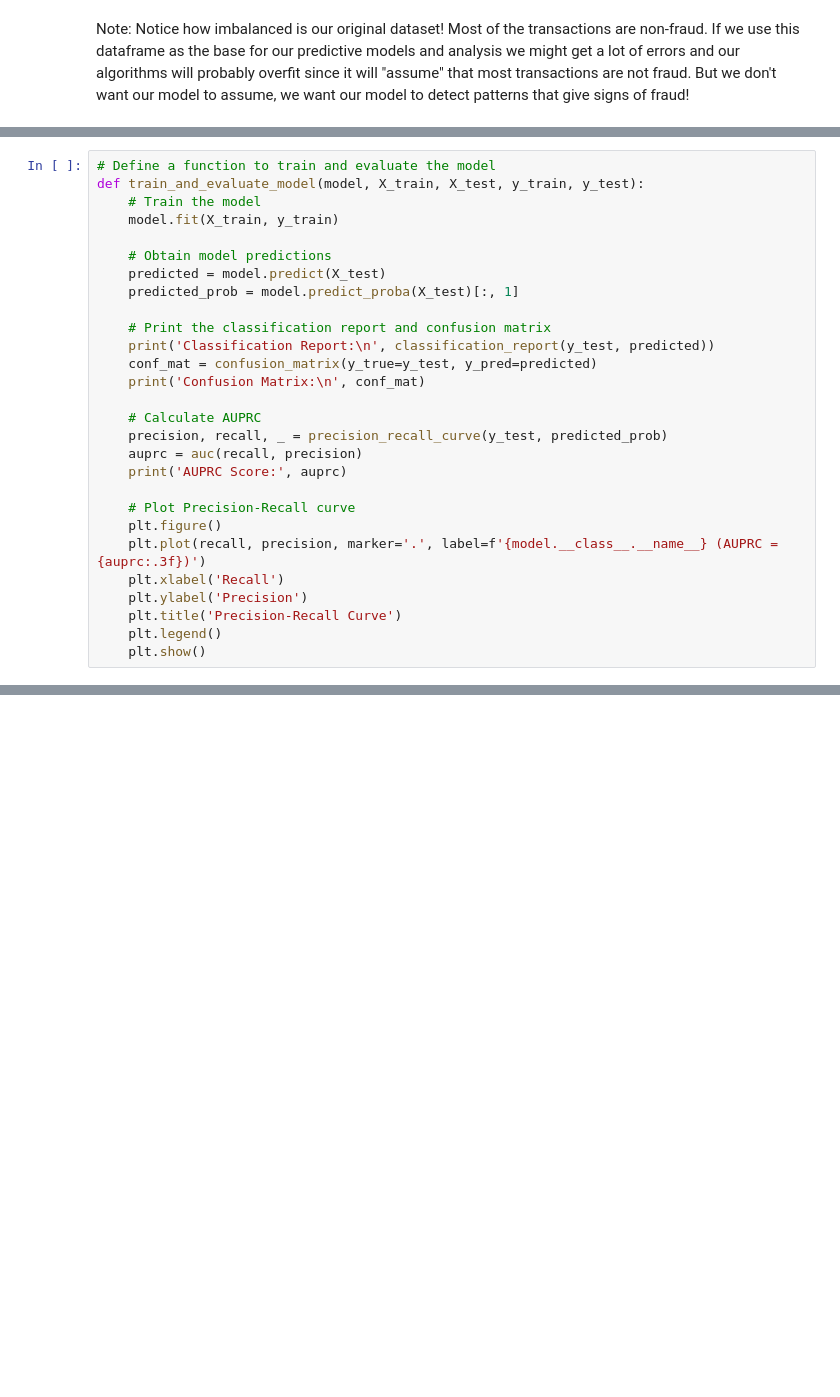
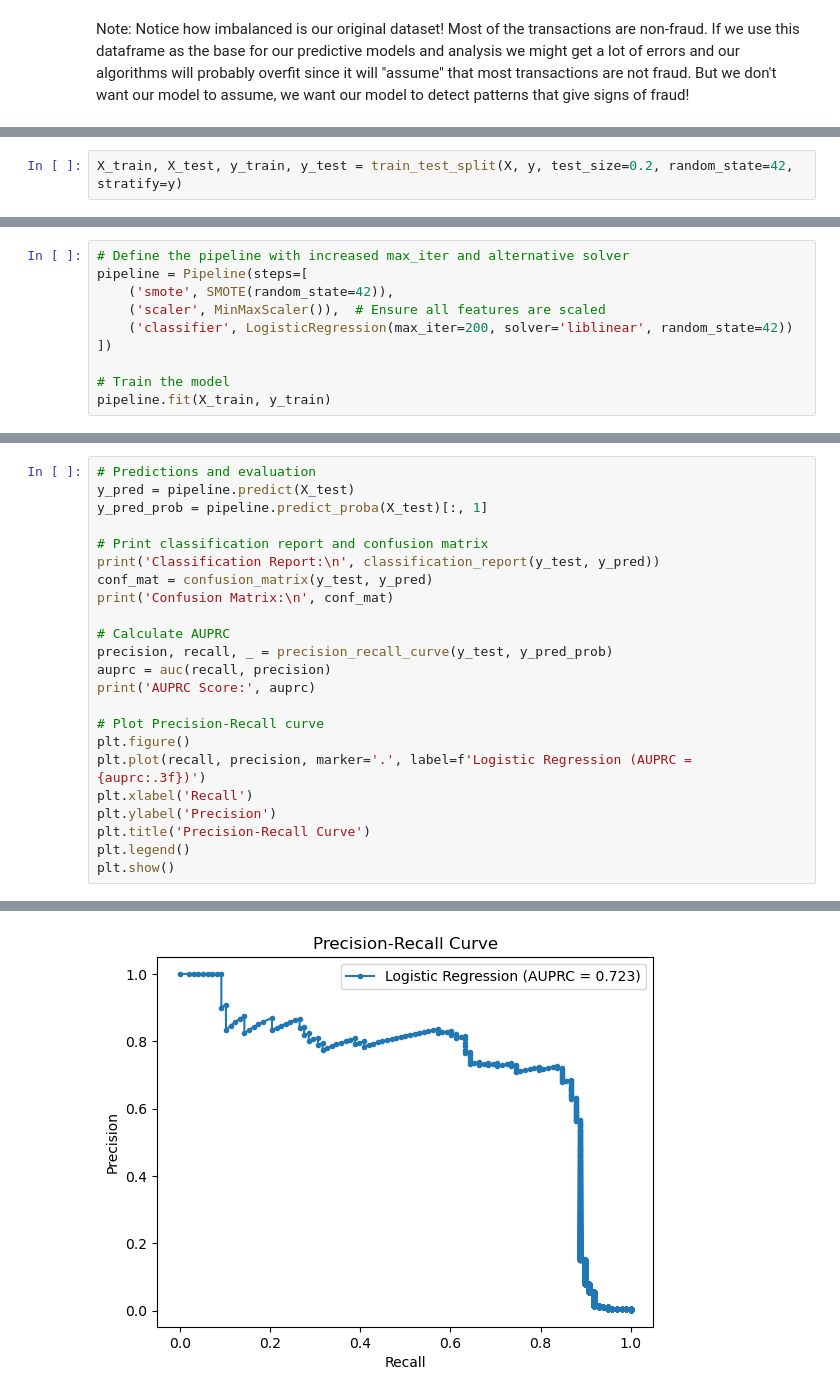
Before and after one commit to SebastianTheAnalyst/Credit-Card-Fraud-Detection, a Jupyter notebook: Fraud_Detection.ipynb, the cells around one changed output, grey strips where cells are left out. Drawn from its saved outputs; the diff is of its cells as text; blank space fills up the shorter version.

```diff
--- a/Fraud_Detection.ipynb
+++ b/Fraud_Detection.ipynb
@@ -157,0 +144,2 @@ new_df.describe()
+# %%
+X_train, X_test, y_train, y_test = train_test_split(X, y, test_size=0.2, random_state=42, stratify=y)
@@ -157,0 +149,10 @@ new_df.describe()
+# %%
+# Define the pipeline with increased max_iter and alternative solver
+pipeline = Pipeline(steps=[
+    ('smote', SMOTE(random_state=42)),
+    ('scaler', MinMaxScaler()),  # Ensure all features are scaled
+    ('classifier', LogisticRegression(max_iter=200, solver='liblinear', random_state=42))
+])
+
+# Train the model
+pipeline.fit(X_train, y_train)
@@ -158,28 +166,24 @@ new_df.describe()
 # %%
-# Define a function to train and evaluate the model
-def train_and_evaluate_model(model, X_train, X_test, y_train, y_test):
-    # Train the model
-    model.fit(X_train, y_train)
+# Predictions and evaluation
+y_pred = pipeline.predict(X_test)
+y_pred_prob = pipeline.predict_proba(X_test)[:, 1]
 
-    # Obtain model predictions
-    predicted = model.predict(X_test)
-    predicted_prob = model.predict_proba(X_test)[:, 1]
+# Print classification report and confusion matrix
+print('Classification Report:\n', classification_report(y_test, y_pred))
+conf_mat = confusion_matrix(y_test, y_pred)
+print('Confusion Matrix:\n', conf_mat)
 
-    # Print the classification report and confusion matrix
-    print('Classification Report:\n', classification_report(y_test, predicted))
-    conf_mat = confusion_matrix(y_true=y_test, y_pred=predicted)
-    print('Confusion Matrix:\n', conf_mat)
+# Calculate AUPRC
+precision, recall, _ = precision_recall_curve(y_test, y_pred_prob)
+auprc = auc(recall, precision)
+print('AUPRC Score:', auprc)
 
-    # Calculate AUPRC
-    precision, recall, _ = precision_recall_curve(y_test, predicted_prob)
-    auprc = auc(recall, precision)
-    print('AUPRC Score:', auprc)
-
-    # Plot Precision-Recall curve
-    plt.figure()
-    plt.plot(recall, precision, marker='.', label=f'{model.__class__.__name__} (AUPRC = {auprc:.3f})')
-    plt.xlabel('Recall')
-    plt.ylabel('Precision')
-    plt.title('Precision-Recall Curve')
-    plt.legend()
-    plt.show()
+# Plot Precision-Recall curve
+plt.figure()
+plt.plot(recall, precision, marker='.', label=f'Logistic Regression (AUPRC = {auprc:.3f})')
+plt.xlabel('Recall')
+plt.ylabel('Precision')
+plt.title('Precision-Recall Curve')
+plt.legend()
+plt.show()
+# %% [output]
@@ -185,0 +204 @@ def train_and_evaluate_model(model, X_train, X_test, y_train, y_test):
+[figure, added]
```
Also changed, not shown: parts of 36 cells of this notebook.
